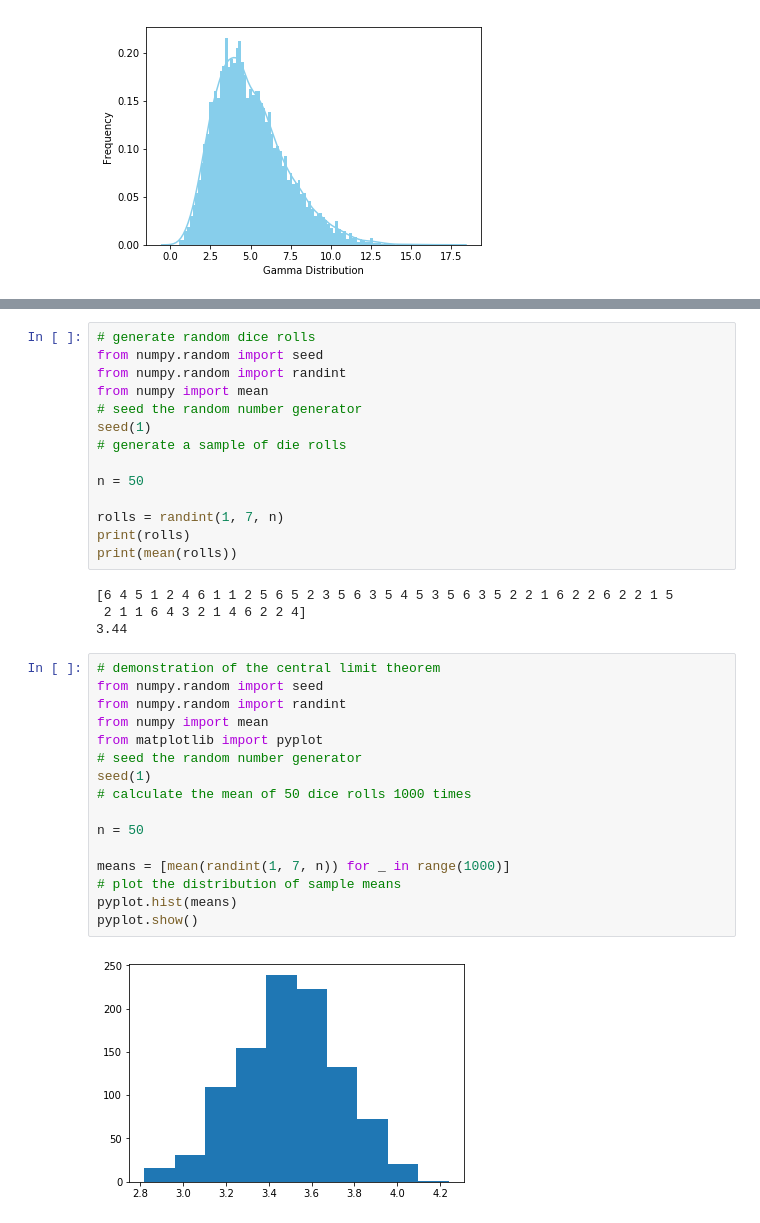
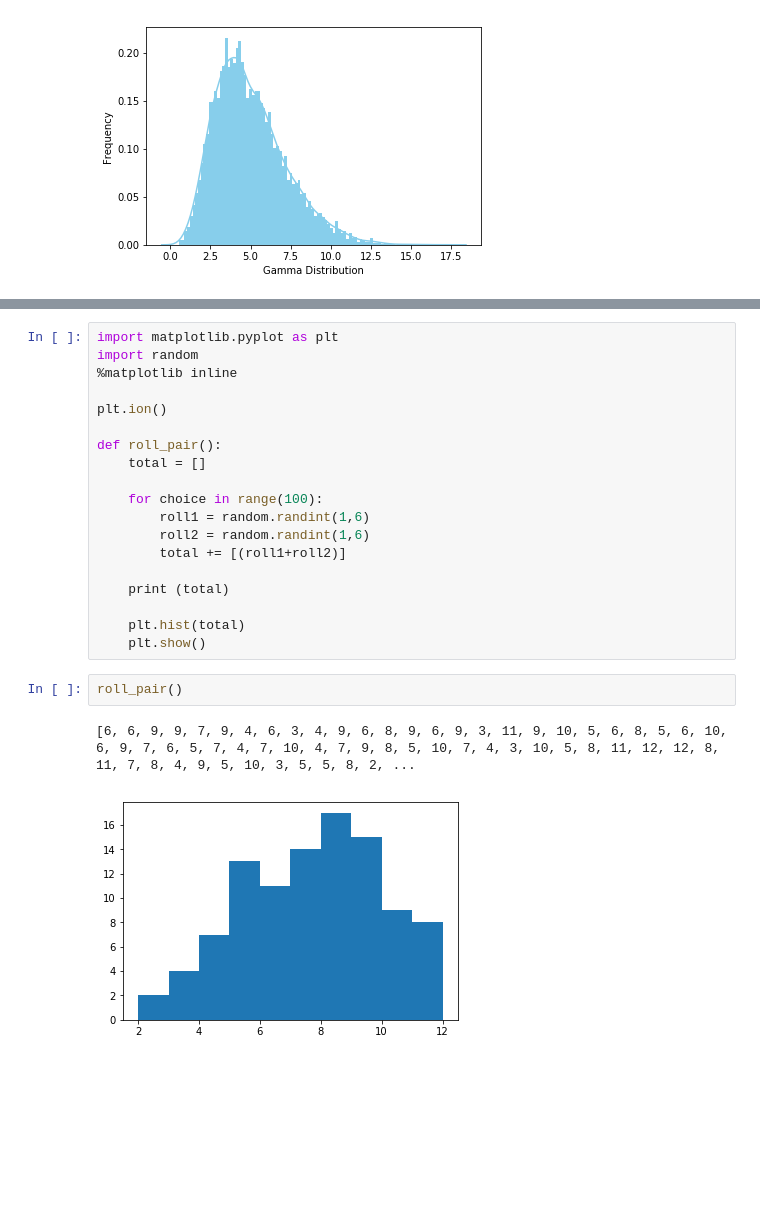
Before and after one commit to sn3fru/datascience_course, a Jupyter notebook: 1-analise-exploratória-basica/01-lendo-dados-e-medidas-centralidade/aula1.ipynb, the cells around one changed output, grey strips where cells are left out. Saved outputs shown, nothing was run; the diff lists cells and outputs as text; blank space fills up the shorter version.

```diff
--- a/1-analise-exploratória-basica/01-lendo-dados-e-medidas-centralidade/aula1.ipynb
+++ b/1-analise-exploratória-basica/01-lendo-dados-e-medidas-centralidade/aula1.ipynb
@@ -400,36 +411,24 @@ O exemplo abaixo realiza este experimento e plota a distribuição resultante de
-# %%
-# generate random dice rolls
-from numpy.random import seed
-from numpy.random import randint
-from numpy import mean
-# seed the random number generator
-seed(1)
-# generate a sample of die rolls
-
-n = 50
-
-rolls = randint(1, 7, n)
-print(rolls)
-print(mean(rolls))
-# %% [output]
-[6 4 5 1 2 4 6 1 1 2 5 6 5 2 3 5 6 3 5 4 5 3 5 6 3 5 2 2 1 6 2 2 6 2 2 1 5
- 2 1 1 6 4 3 2 1 4 6 2 2 4]
-3.44
-# %%
-# demonstration of the central limit theorem
-from numpy.random import seed
-from numpy.random import randint
-from numpy import mean
-from matplotlib import pyplot
-# seed the random number generator
-seed(1)
-# calculate the mean of 50 dice rolls 1000 times
-
-n = 50
-
-means = [mean(randint(1, 7, n)) for _ in range(1000)]
-# plot the distribution of sample means
-pyplot.hist(means)
-pyplot.show()
-# %% [output]
-[figure, removed]
+# %%
+import matplotlib.pyplot as plt
+import random
+%matplotlib inline
+
+plt.ion()
+
+def roll_pair():
+    total = []
+
+    for choice in range(100):
+        roll1 = random.randint(1,6)
+        roll2 = random.randint(1,6)
+        total += [(roll1+roll2)]
+
+    print (total)
+
+    plt.hist(total)
+    plt.show()
+# %%
+roll_pair()
+# %% [output]
+[6, 6, 9, 9, 7, 9, 4, 6, 3, 4, 9, 6, 8, 9, 6, 9, 3, 11, 9, 10, 5, 6, 8, 5, 6, 10, 6, 9, 7, 6, 5, 7, 4, 7, 10, 4, 7, 9, 8, 5, 10, 7, 4, 3, 10, 5, 8, 11, 12, 12, 8, 11, 7, 8, 4, 9, 5, 10, 3, 5, 5, 8, 2, ...
+[figure, added]
```
Also changed, not shown: parts of 3 cells of this notebook, 3 other files.
